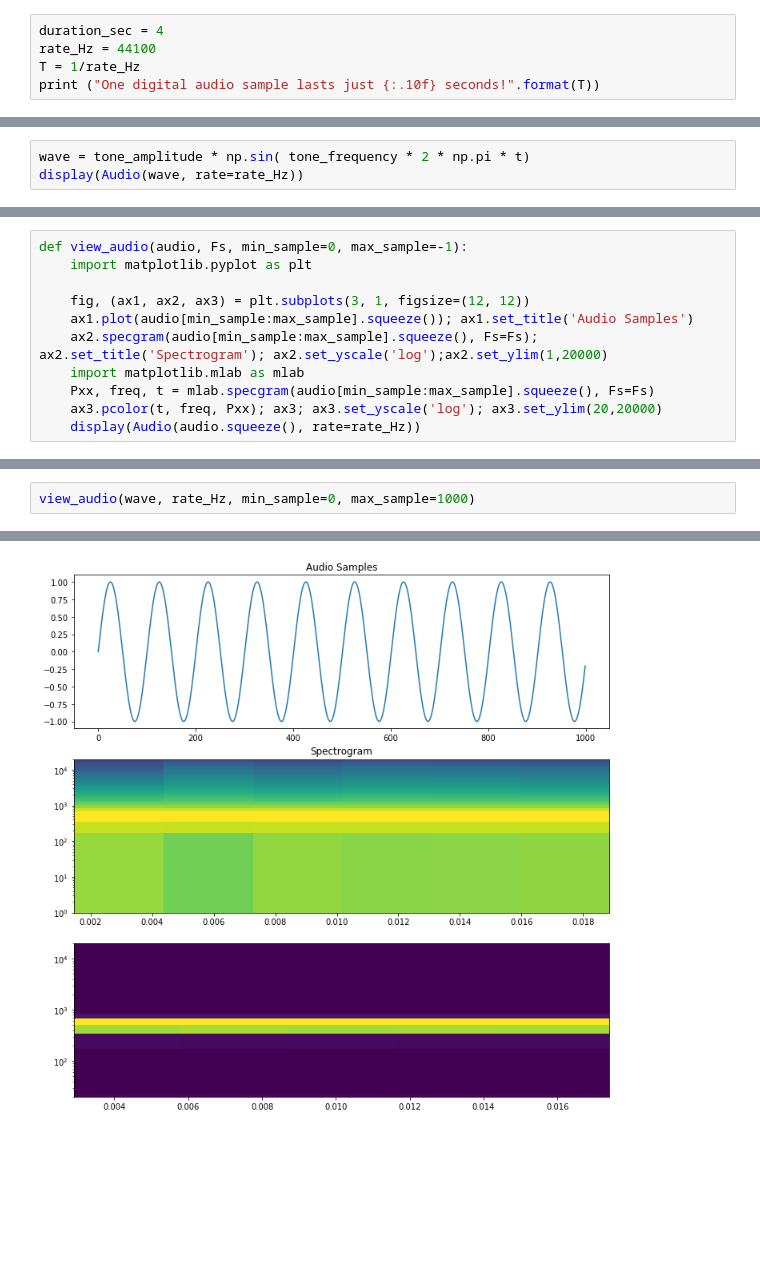
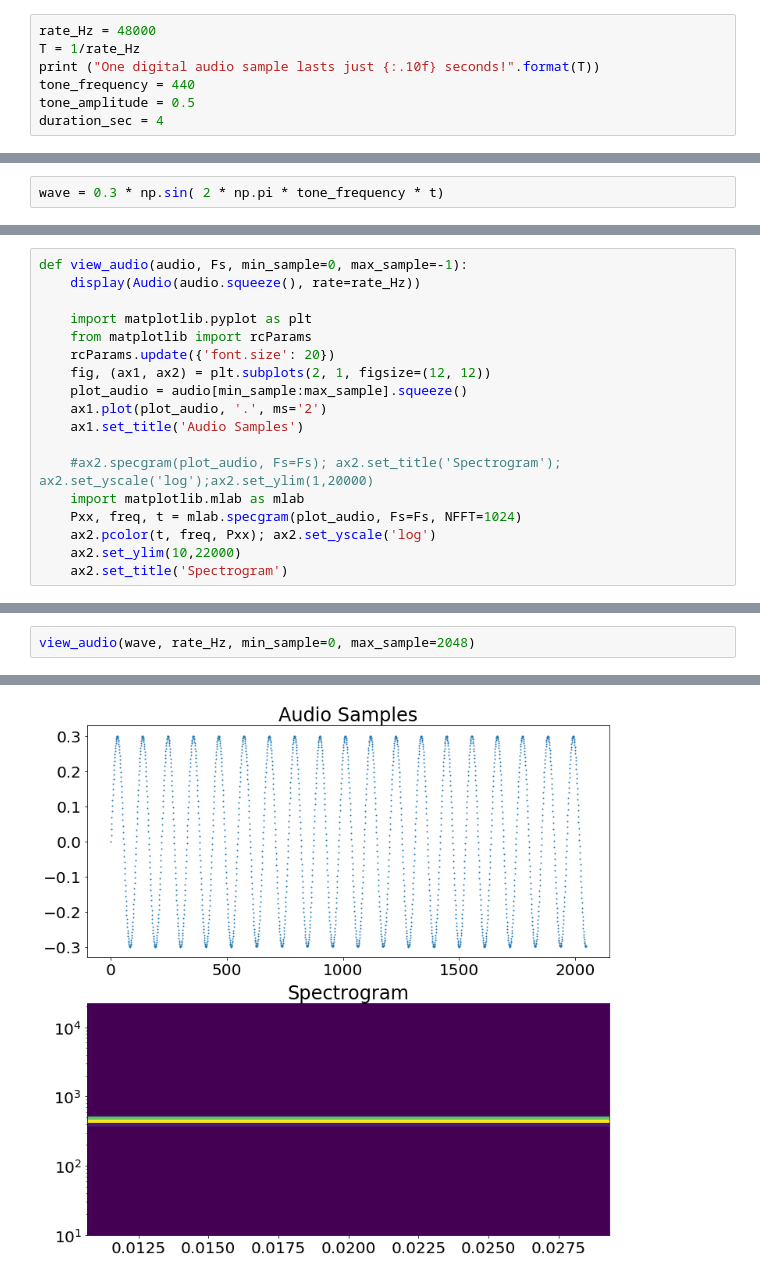
Before and after one commit to DolbyLaboratories/audio-code-demo, a Jupyter notebook: AudioDemo.ipynb, the cells around one changed output, grey strips where cells are left out. Drawn from its saved outputs; the diff is of its cells as text; blank space fills up the shorter version.

Commit message:
Updates to demo - added digital audio image, simplified and rearranged things.

```diff
--- a/AudioDemo.ipynb
+++ b/AudioDemo.ipynb
@@ -21,6 +28,8 @@ The space between samples is only 1/48000 of a second! T is this _period_ of a s
 # %%
-duration_sec = 4
-rate_Hz = 44100
+rate_Hz = 48000
 T = 1/rate_Hz
 print ("One digital audio sample lasts just {:.10f} seconds!".format(T))
+tone_frequency = 440
+tone_amplitude = 0.5
+duration_sec = 4
 # %% [output]
@@ -43,3 +58,2 @@ Finally let's make values for the digital wave, using the sine function, on our
 # %%
-wave = tone_amplitude * np.sin( tone_frequency * 2 * np.pi * t)
-display(Audio(wave, rate=rate_Hz))
+wave = 0.3 * np.sin( 2 * np.pi * tone_frequency * t)
@@ -58,11 +62,18 @@ sd.wait()
 # %%
 def view_audio(audio, Fs, min_sample=0, max_sample=-1):
+    display(Audio(audio.squeeze(), rate=rate_Hz))
+
     import matplotlib.pyplot as plt
+    from matplotlib import rcParams
+    rcParams.update({'font.size': 20})
+    fig, (ax1, ax2) = plt.subplots(2, 1, figsize=(12, 12))
+    plot_audio = audio[min_sample:max_sample].squeeze()
+    ax1.plot(plot_audio, '.', ms='2')
+    ax1.set_title('Audio Samples')
 
-    fig, (ax1, ax2, ax3) = plt.subplots(3, 1, figsize=(12, 12))
-    ax1.plot(audio[min_sample:max_sample].squeeze()); ax1.set_title('Audio Samples')
-    ax2.specgram(audio[min_sample:max_sample].squeeze(), Fs=Fs); ax2.set_title('Spectrogram'); ax2.set_yscale('log');ax2.set_ylim(1,20000)
+    #ax2.specgram(plot_audio, Fs=Fs); ax2.set_title('Spectrogram'); ax2.set_yscale('log');ax2.set_ylim(1,20000)
     import matplotlib.mlab as mlab
-    Pxx, freq, t = mlab.specgram(audio[min_sample:max_sample].squeeze(), Fs=Fs)
-    ax3.pcolor(t, freq, Pxx); ax3; ax3.set_yscale('log'); ax3.set_ylim(20,20000)
-    display(Audio(audio.squeeze(), rate=rate_Hz))
+    Pxx, freq, t = mlab.specgram(plot_audio, Fs=Fs, NFFT=1024)
+    ax2.pcolor(t, freq, Pxx); ax2.set_yscale('log')
+    ax2.set_ylim(10,22000)
+    ax2.set_title('Spectrogram')
@@ -69,5 +82,5 @@ def view_audio(audio, Fs, min_sample=0, max_sample=-1):
 # %%
-view_audio(wave, rate_Hz, min_sample=0, max_sample=1000)
+view_audio(wave, rate_Hz, min_sample=0, max_sample=2048)
 # %% [output]
 [interactive output not drawn]
-[figure, old version]
+[figure, new version]
```
Also changed, not shown: parts of 20 cells of this notebook, 1 other file.
